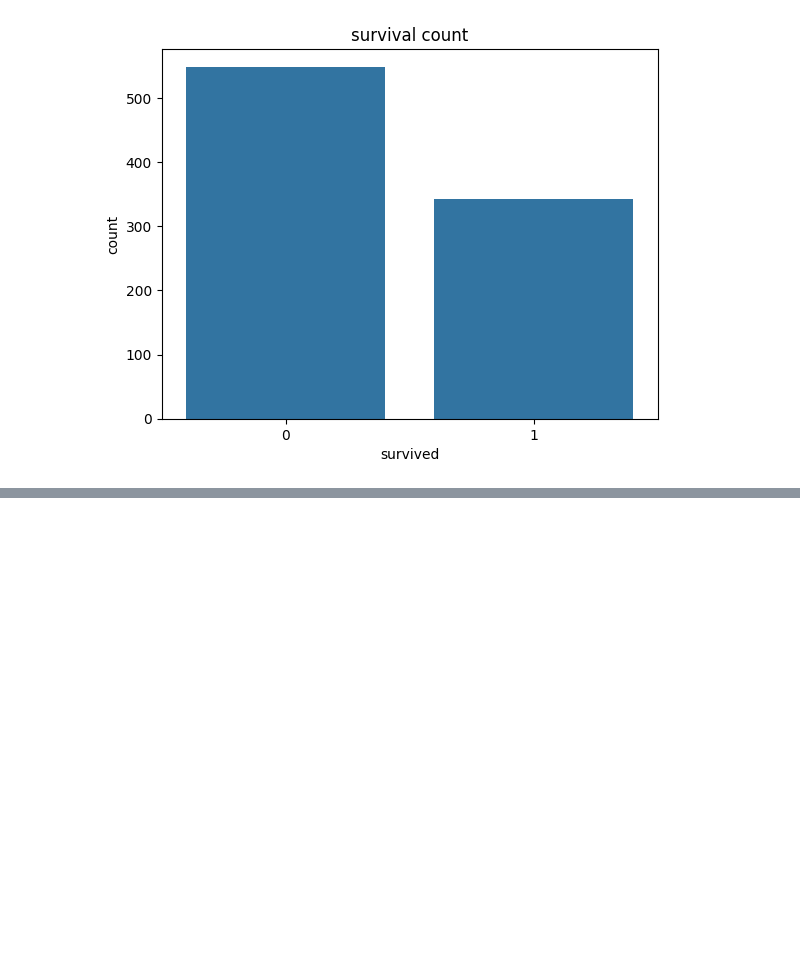
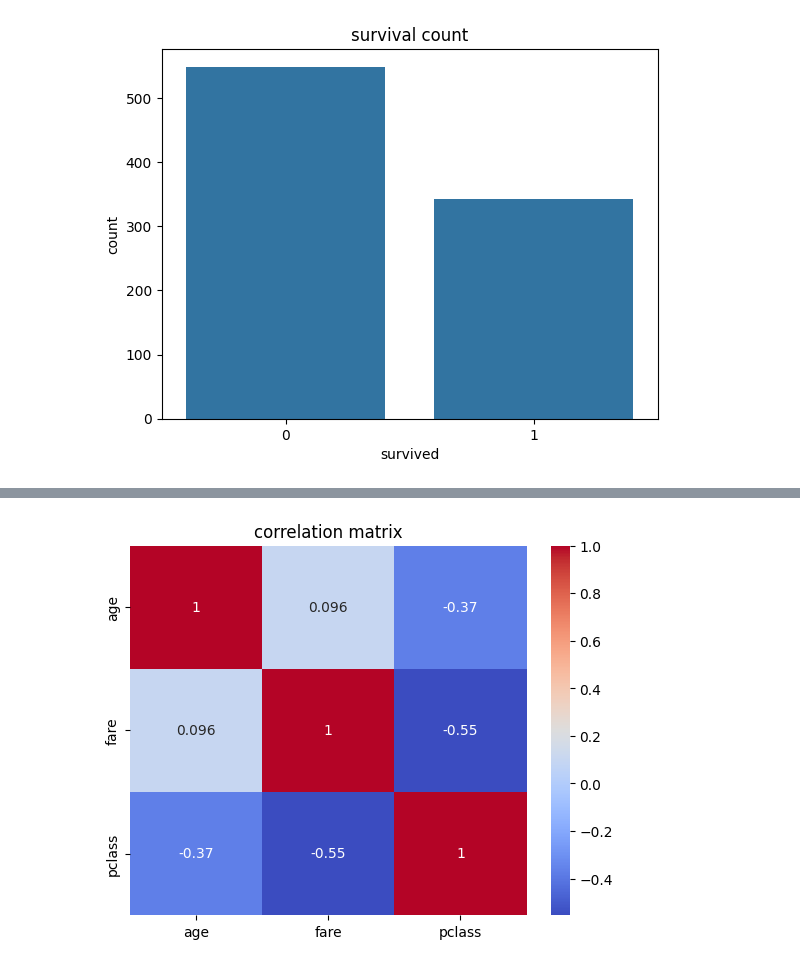
Before and after one commit to ALOK042007/aiml, a Jupyter notebook: Untitled.ipynb, the cells around one changed output, grey strips where cells are left out. Cells and saved outputs as stored; diff of their text form; code cells hidden in the pictures; blank space fills up the shorter version.

```diff
--- a/Untitled.ipynb
+++ b/Untitled.ipynb
@@ -1469,3 +1467,13 @@ plt.title("survival count")
 plt.show()
 # %% [output]
 [figure]
+# %%
+import seaborn as sns
+import pandas as pd
+import matplotlib.pyplot as plt
+df=sns.load_dataset('titanic')
+num_cols=df[['age','fare','pclass']].dropna()
+cov_matrix=num_cols.cov()
+print("covariance:\n",cov_matrix)
+corr_matrix=num_cols.corr()
+print("\ncorrelation:\n",corr_matrix)
@@ -1471,0 +1492,6 @@ plt.show()
+# %%
+sns.heatmap(corr_matrix,annot=True,cmap='coolwarm')
+plt.title("correlation matrix")
+plt.show()
+# %% [output]
+[figure, added]
```
Also changed, not shown: parts of 39 cells of this notebook.
